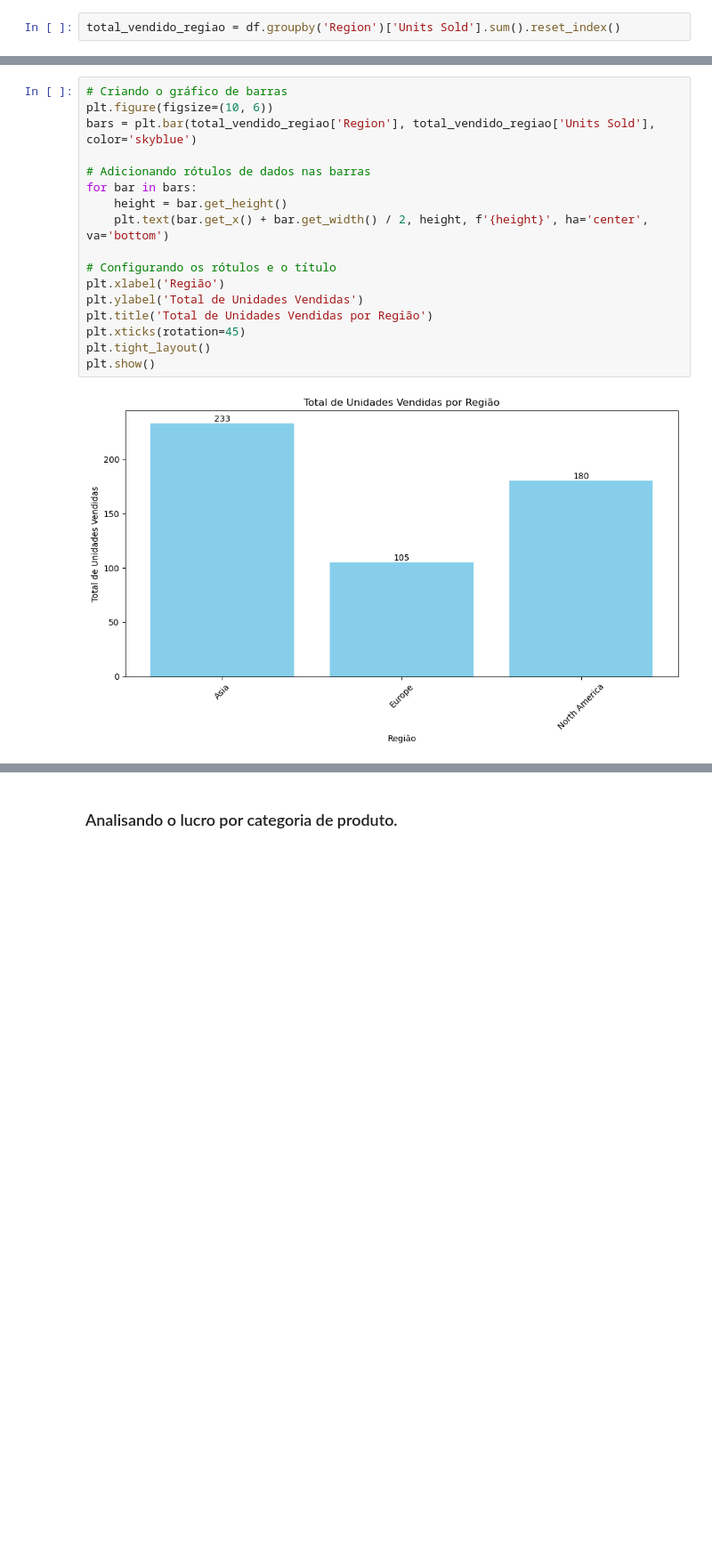
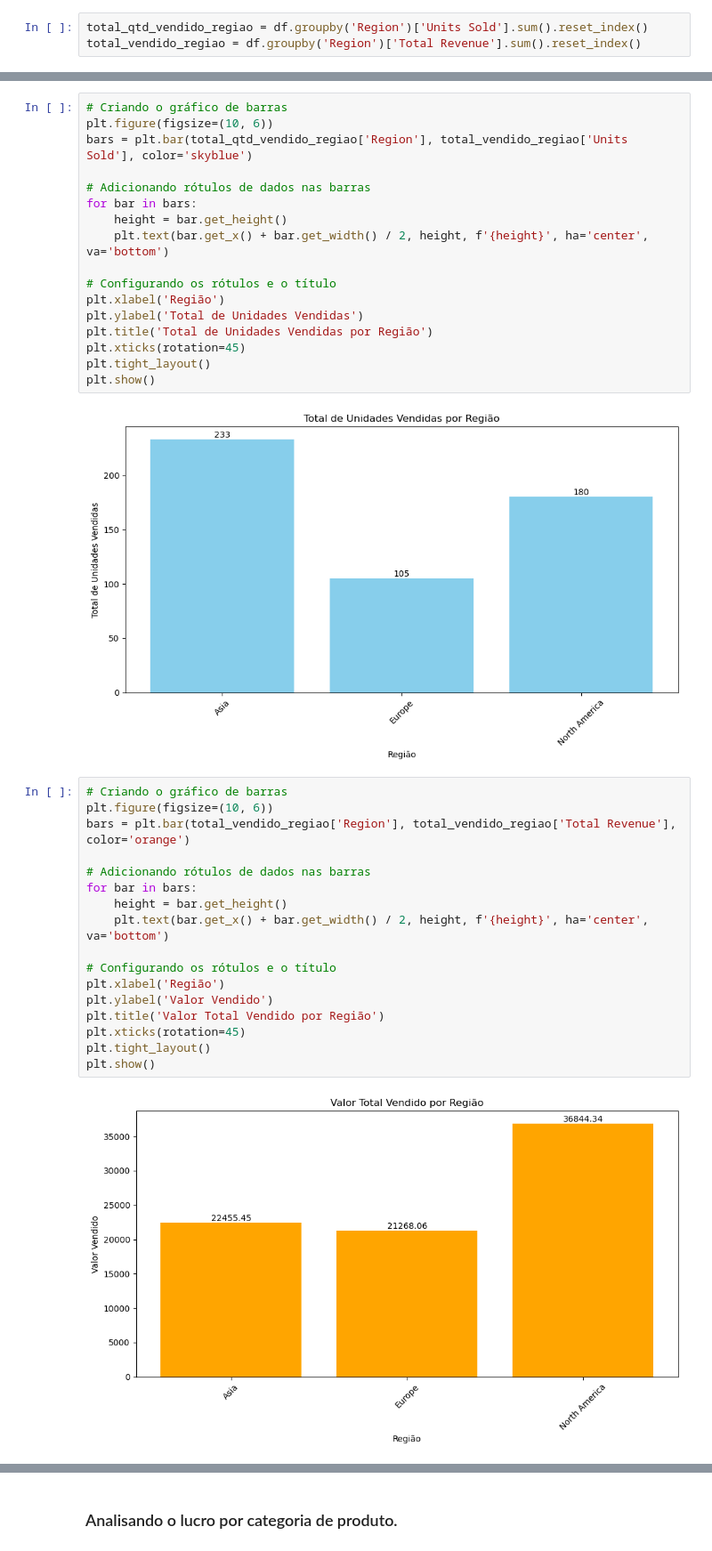
Before and after one commit to RichardHra2023/Projeto-Vendas-Online, a Jupyter notebook: Projeto Vendas Online.ipynb, the cells around one changed output, grey strips where cells are left out. Shown at 89% size. Drawn from its saved outputs; the diff is of its cells as text; blank space fills up the shorter version.

```diff
--- a/Projeto Vendas Online.ipynb
+++ b/Projeto Vendas Online.ipynb
@@ -297,5 +346,6 @@ plt.show()
 # %% [markdown]
 ## Analisando a quantidade de vendida por Região
 # %%
-total_vendido_regiao = df.groupby('Region')['Units Sold'].sum().reset_index()
+total_qtd_vendido_regiao = df.groupby('Region')['Units Sold'].sum().reset_index()
+total_vendido_regiao = df.groupby('Region')['Total Revenue'].sum().reset_index()
 # %%
@@ -308,7 +365,7 @@ total_vendido_regiao
 # %%
 # Criando o gráfico de barras
 plt.figure(figsize=(10, 6))
-bars = plt.bar(total_vendido_regiao['Region'], total_vendido_regiao['Units Sold'], color='skyblue')
+bars = plt.bar(total_qtd_vendido_regiao['Region'], total_vendido_regiao['Units Sold'], color='skyblue')
 
 # Adicionando rótulos de dados nas barras
 for bar in bars:
@@ -324,3 +381,22 @@ plt.tight_layout()
 plt.show()
 # %% [output]
 [figure]
+# %%
+# Criando o gráfico de barras
+plt.figure(figsize=(10, 6))
+bars = plt.bar(total_vendido_regiao['Region'], total_vendido_regiao['Total Revenue'], color='orange')
+
+# Adicionando rótulos de dados nas barras
+for bar in bars:
+    height = bar.get_height()
+    plt.text(bar.get_x() + bar.get_width() / 2, height, f'{height}', ha='center', va='bottom')
+
+# Configurando os rótulos e o título
+plt.xlabel('Região')
+plt.ylabel('Valor Vendido')
+plt.title('Valor Total Vendido por Região')
+plt.xticks(rotation=45)
+plt.tight_layout()
+plt.show()
+# %% [output]
+[figure, added]
```
Also changed, not shown: parts of 14 cells of this notebook.
